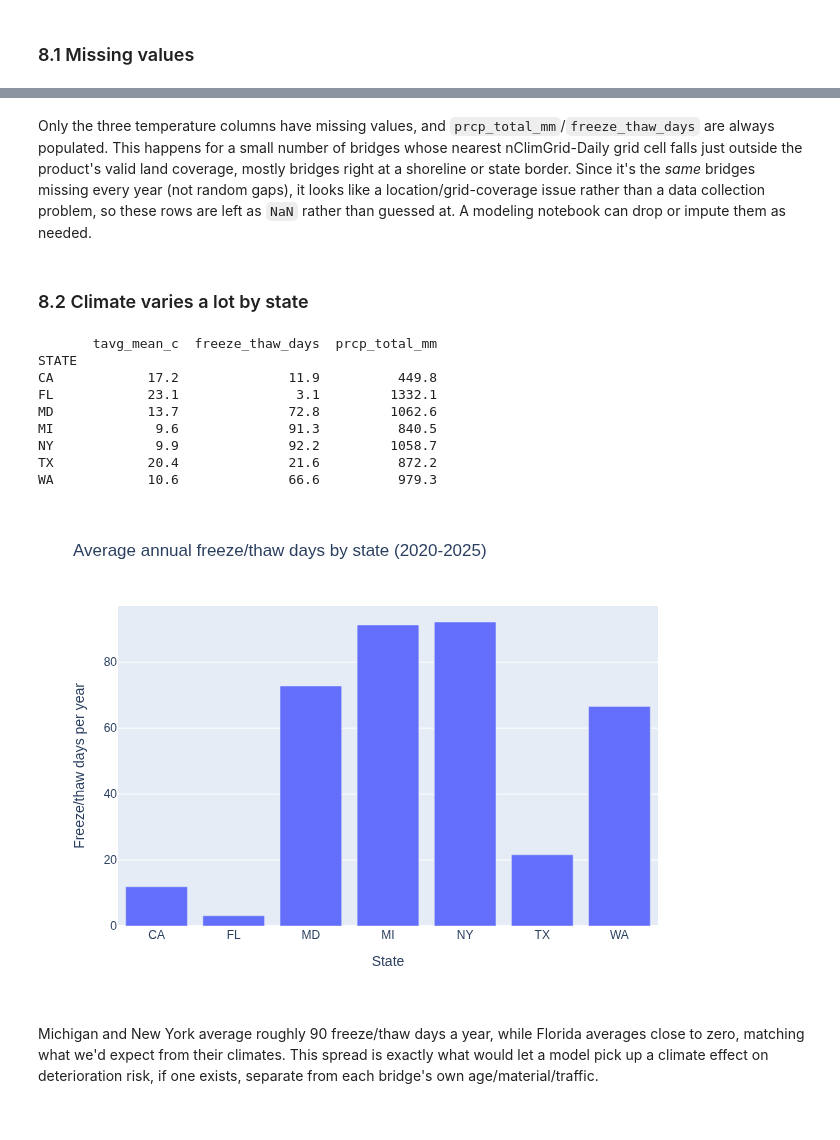
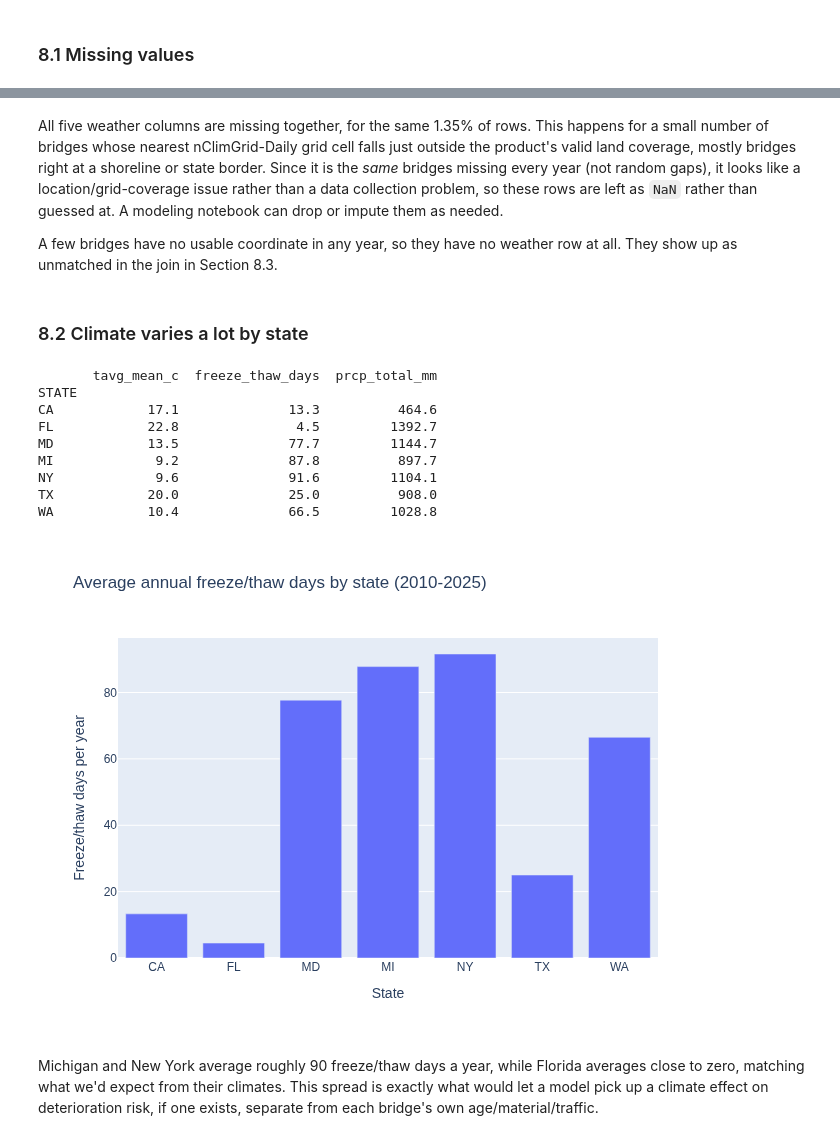
Before and after one commit to goldiemonster/UMBC-DATA606-Capstone, a Jupyter notebook: notebooks/eda.ipynb, the cells around one changed output, grey strips where cells are left out. Cells and saved outputs as stored; diff of their text form; code cells hidden in the pictures.

```diff
--- a/notebooks/eda.ipynb
+++ b/notebooks/eda.ipynb
@@ -706,20 +933,20 @@ NBI files. The repo stores the result as six yearly files, `data/weather_annual_
 # %%
+import http.client
 import urllib.error
 
 GITHUB_RAW_BASE = "https://raw.githubusercontent.com/goldiemonster/UMBC-DATA606-Capstone/main"
+WEATHER_YEARS = range(2010, 2026)
 
 
 def load_weather_data():
-    """Load the six yearly weather files from GitHub; fall back to the local full copy if any are missing."""
+    """Load the sixteen yearly weather files from GitHub; fall back to local copies if any are missing."""
     try:
-        frames = [pd.read_csv(f"{GITHUB_RAW_BASE}/data/weather_annual_by_bridge_{year}.csv")
-                  for year in range(2020, 2026)]
-        print("Loaded weather_annual_by_bridge_2020.csv through _2025.csv from GitHub")
-        return pd.concat(frames, ignore_index=True)
-    except (urllib.error.URLError, urllib.error.HTTPError, OSError) as exc:
-        local_path = os.path.join(DATA_DIR, "processed", "weather_annual_by_bridge.csv.gz")
-        print(f"Could not load weather from GitHub ({exc}); falling back to {local_path}")
-        return pd.read_csv(local_path, compression="gzip")
+        frames = [pd.read_csv(f"{GITHUB_RAW_BASE}/data/weather_annual_by_bridge_{year}.csv") for year in WEATHER_YEARS]
+        print("Loaded weather_annual_by_bridge_2010.csv through _2025.csv from GitHub")
+    except (urllib.error.URLError, urllib.error.HTTPError, OSError, http.client.HTTPException) as exc:
+        print(f"Could not load all weather years from GitHub ({exc}); falling back to local files in {DATA_DIR}")
+        frames = [pd.read_csv(os.path.join(DATA_DIR, f"weather_annual_by_bridge_{year}.csv")) for year in WEATHER_YEARS]
+    return pd.concat(frames, ignore_index=True)
 
 
 weather = load_weather_data()
@@ -757,32 +984,29 @@ Bridges with no valid temperature reading in any year: 1,904 (1.4% of bridges)
 # %% [markdown]
-Only the three temperature columns have missing values, and `prcp_total_mm`/`freeze_thaw_days` are always
-populated. This happens for a small number of bridges whose nearest nClimGrid-Daily grid cell falls just
-outside the product's valid land coverage, mostly bridges right at a shoreline or state border. Since it's
-the *same* bridges missing every year (not random gaps), it looks like a location/grid-coverage issue rather
-than a data collection problem, so these rows are left as `NaN` rather than guessed at. A modeling notebook
-can drop or impute them as needed.
+All five weather columns are missing together, for the same 1.35% of rows. This happens for a small number of bridges whose nearest nClimGrid-Daily grid cell falls just outside the product's valid land coverage, mostly bridges right at a shoreline or state border. Since it is the *same* bridges missing every year (not random gaps), it looks like a location/grid-coverage issue rather than a data collection problem, so these rows are left as `NaN` rather than guessed at. A modeling notebook can drop or impute them as needed.
+
+A few bridges have no usable coordinate in any year, so they have no weather row at all. They show up as unmatched in the join in Section 8.3.
 # %% [markdown]
 ### 8.2 Climate varies a lot by state
 # %%
 state_summary = (weather.groupby("STATE")[["tavg_mean_c", "freeze_thaw_days", "prcp_total_mm"]]
                   .mean().round(1).reindex(STATES))
 print(state_summary)
 
 fig = px.bar(state_summary.reset_index(), x="STATE", y="freeze_thaw_days",
-             title="Average annual freeze/thaw days by state (2020-2025)",
+             title="Average annual freeze/thaw days by state (2010-2025)",
              labels={"freeze_thaw_days": "Freeze/thaw days per year", "STATE": "State"})
 fig.show()
 # %% [output]
        tavg_mean_c  freeze_thaw_days  prcp_total_mm
 STATE
-CA            17.2              11.9          449.8
-FL            23.1               3.1         1332.1
-MD            13.7              72.8         1062.6
-MI             9.6              91.3          840.5
-NY             9.9              92.2         1058.7
-TX            20.4              21.6          872.2
-WA            10.6              66.6          979.3
+CA            17.1              13.3          464.6
+FL            22.8               4.5         1392.7
+MD            13.5              77.7         1144.7
+MI             9.2              87.8          897.7
+NY             9.6              91.6         1104.1
+TX            20.0              25.0          908.0
+WA            10.4              66.5         1028.8
-[figure, old version]
+[figure, new version]
 # %% [markdown]
 Michigan and New York average roughly 90 freeze/thaw days a year, while Florida averages close to zero,
 matching what we'd expect from their climates. This spread is exactly what would let a model pick up a
```
Also changed, not shown: parts of 42 cells of this notebook.
